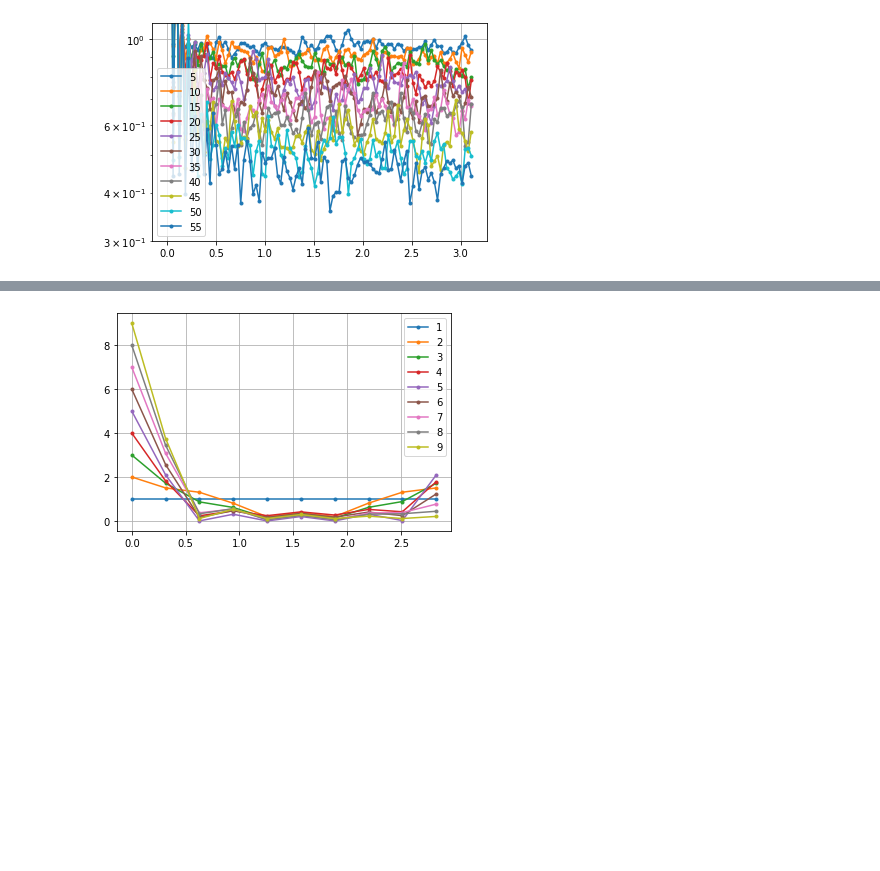
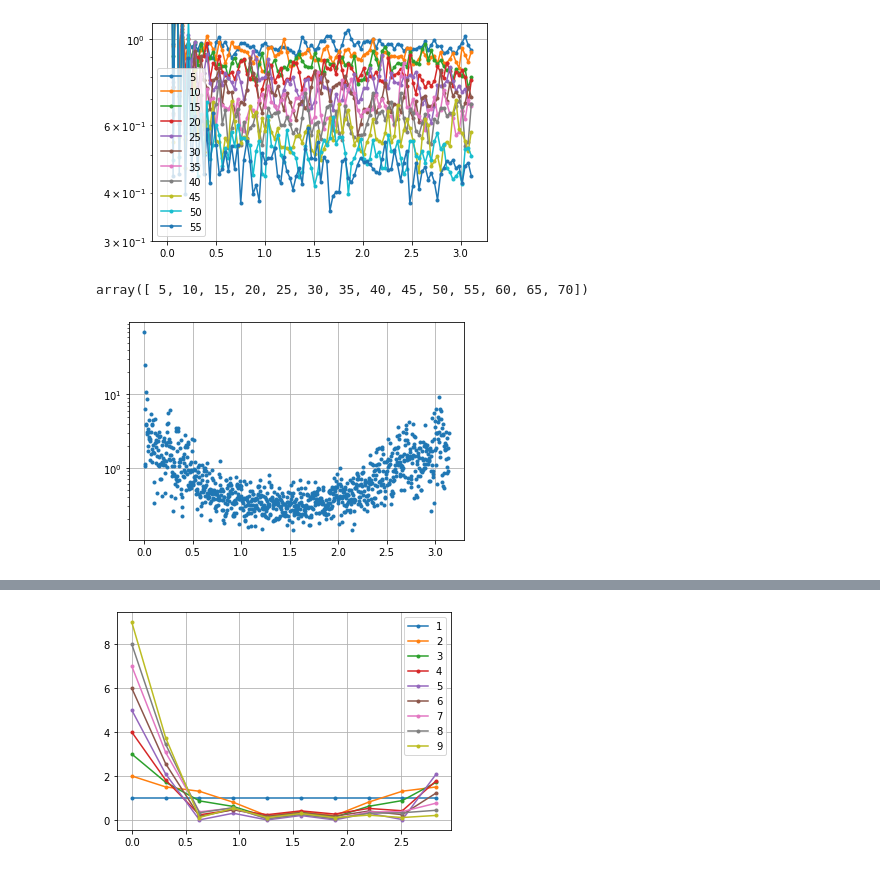
Before and after one commit to IvanGilardoni/grand-canonical-reweighting, a Jupyter notebook: GC_more_regions.ipynb, the cells around one changed output, grey strips where cells are left out. Saved outputs shown, nothing was run; the diff lists cells and outputs as text; code cells hidden in the pictures; blank space fills up the shorter version.

```diff
--- a/GC_more_regions.ipynb
+++ b/GC_more_regions.ipynb
@@ -955,3 +959,33 @@ plt.legend()
 plt.grid()
 # %% [output]
 [figure]
+# %%
+np.arange(5, 75, 5)
+# %% [output]
+array([ 5, 10, 15, 20, 25, 30, 35, 40, 45, 50, 55, 60, 65, 70])
+# %%
+file_names = os.listdir('../Results/')
+# %%
+Sk = {}
+
+dates = []
+
+for i in np.arange(5, 75, 5):
+    Sk[i] = np.load('../Results/' + file_names[-1] + '/Sk_%i.npy' % i)
+
+n_sites = 1000
+ks = np.pi/n_sites*np.arange(n_sites)
+
+# for n in Sk.keys():
+#     plt.plot(ks, Sk[n], '-')
+
+plt.plot(ks, Sk[70], '.')
+
+# plt.plot(ks, 2.2/(1 + 5.8*ks**2), '.')
+
+
+plt.yscale('log')
+# plt.ylim(top=2)
+plt.grid()
+# %% [output]
+[figure, added]
```
Also changed, not shown: parts of 6 cells of this notebook.
